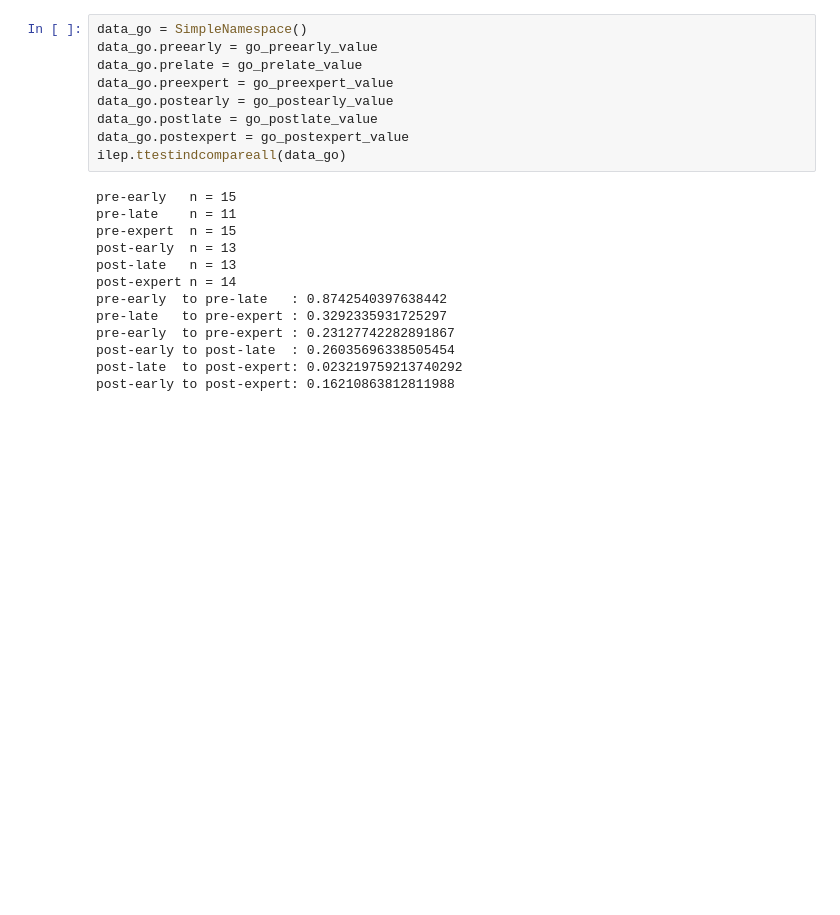
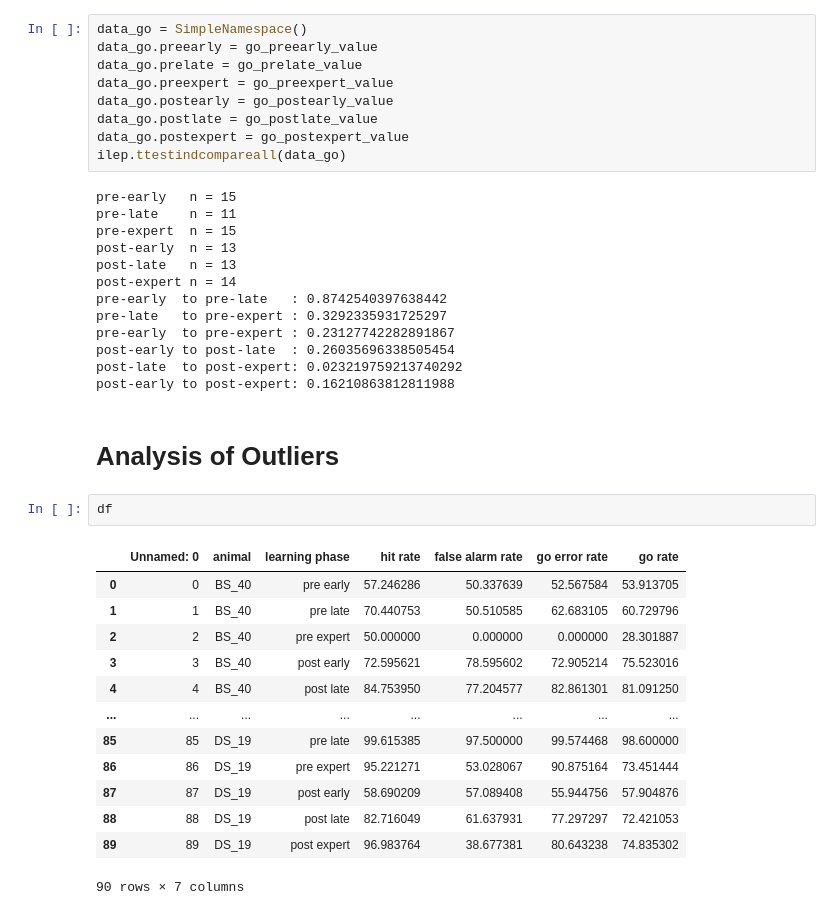
Before and after one commit to InsanallyLab/TothSidleck2024, a Jupyter notebook: Notebooks/Reviewer 2/Go rate revised errors only.ipynb, the cells around one changed output. Cells and saved outputs as stored; diff of their text form; blank space fills up the shorter version.

```diff
--- a/Notebooks/Reviewer 2/Go rate revised errors only.ipynb
+++ b/Notebooks/Reviewer 2/Go rate revised errors only.ipynb
@@ -658,3 +633,21 @@ pre-early  to pre-expert : 0.23127742282891867
 post-early to post-late  : 0.26035696338505454
 post-late  to post-expert: 0.023219759213740292
 post-early to post-expert: 0.16210863812811988
+# %% [markdown]
+# Analysis of Outliers
+# %%
+df
+# %% [output]
+|  | Unnamed: 0 | animal | learning phase | hit rate | false alarm rate | go error rate | go rate |
+| 0 | 0 | BS_40 | pre early | 57.246286 | 50.337639 | 52.567584 | 53.913705 |
+| 1 | 1 | BS_40 | pre late | 70.440753 | 50.510585 | 62.683105 | 60.729796 |
+| 2 | 2 | BS_40 | pre expert | 50.000000 | 0.000000 | 0.000000 | 28.301887 |
+| 3 | 3 | BS_40 | post early | 72.595621 | 78.595602 | 72.905214 | 75.523016 |
+| 4 | 4 | BS_40 | post late | 84.753950 | 77.204577 | 82.861301 | 81.091250 |
+| ... | ... | ... | ... | ... | ... | ... | ... |
+| 85 | 85 | DS_19 | pre late | 99.615385 | 97.500000 | 99.574468 | 98.600000 |
+| 86 | 86 | DS_19 | pre expert | 95.221271 | 53.028067 | 90.875164 | 73.451444 |
+| 87 | 87 | DS_19 | post early | 58.690209 | 57.089408 | 55.944756 | 57.904876 |
+| 88 | 88 | DS_19 | post late | 82.716049 | 61.637931 | 77.297297 | 72.421053 |
+| 89 | 89 | DS_19 | post expert | 96.983764 | 38.677381 | 80.643238 | 74.835302 |
+90 rows × 7 columns
```
Also changed, not shown: parts of 5 cells of this notebook, 12 other files.
